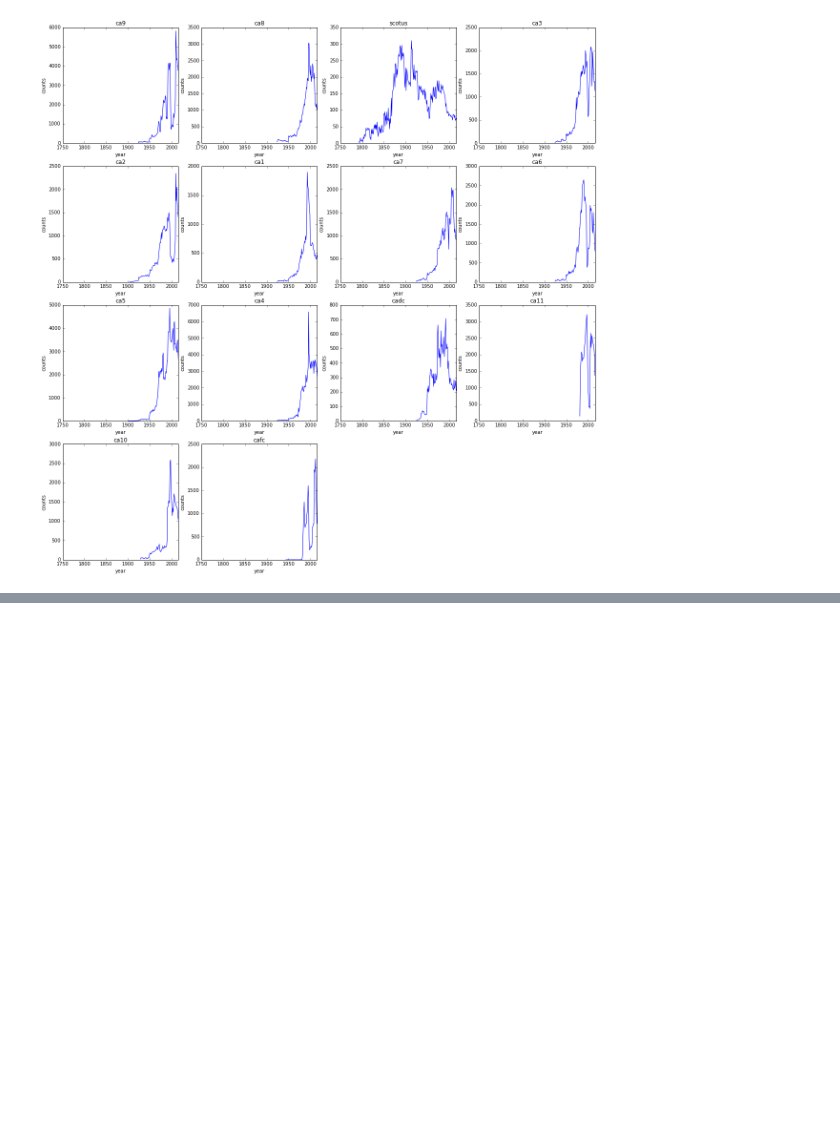
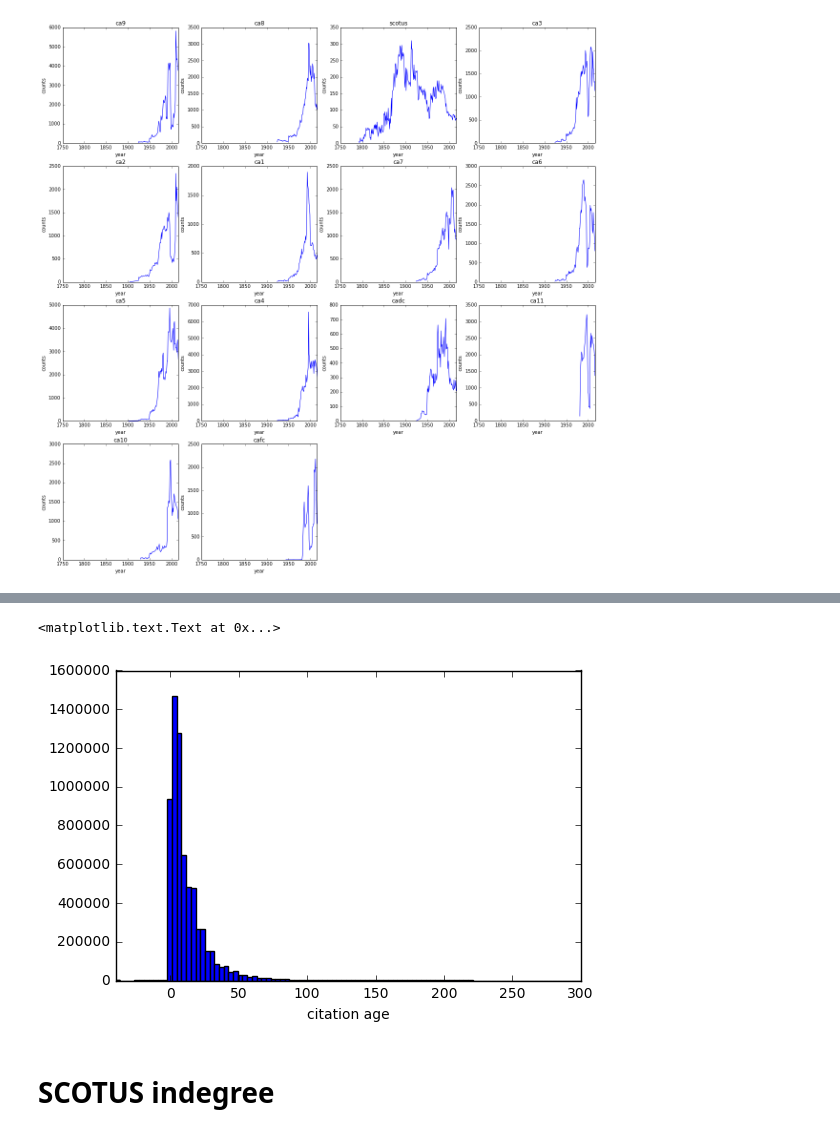
Before and after one commit to idc9/law-net, a Jupyter notebook: vertex_metrics_experiment/explore_federal.ipynb, the cells around one changed output, grey strips where cells are left out. Saved outputs shown, nothing was run; the diff lists cells and outputs as text; code cells hidden in the pictures; blank space fills up the shorter version.

```diff
--- a/vertex_metrics_experiment/explore_federal.ipynb
+++ b/vertex_metrics_experiment/explore_federal.ipynb
@@ -72,0 +123,2 @@ for court in jurisdictions:
+# %%
+diffs = [G.vs[e[0]]['year'] - G.vs[e[1]]['year'] for e in G.get_edgelist()]
@@ -72,0 +135,10 @@ for court in jurisdictions:
+# %%
+bins = np.linspace(-40, 300, 100)
+plt.hist(diffs, bins=bins)
+plt.xlim(-40, 300)
+plt.xlabel('citation age')
+# %% [output]
+<matplotlib.text.Text at 0x...>
+[figure, added]
+# %% [markdown]
+# SCOTUS indegree
```
Also changed, not shown: parts of 18 cells of this notebook, 12 other files.
